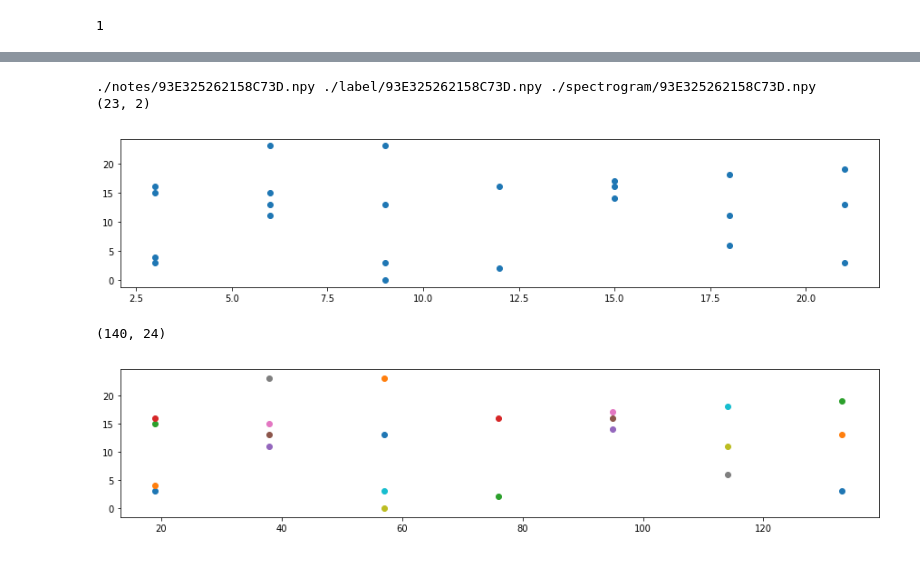
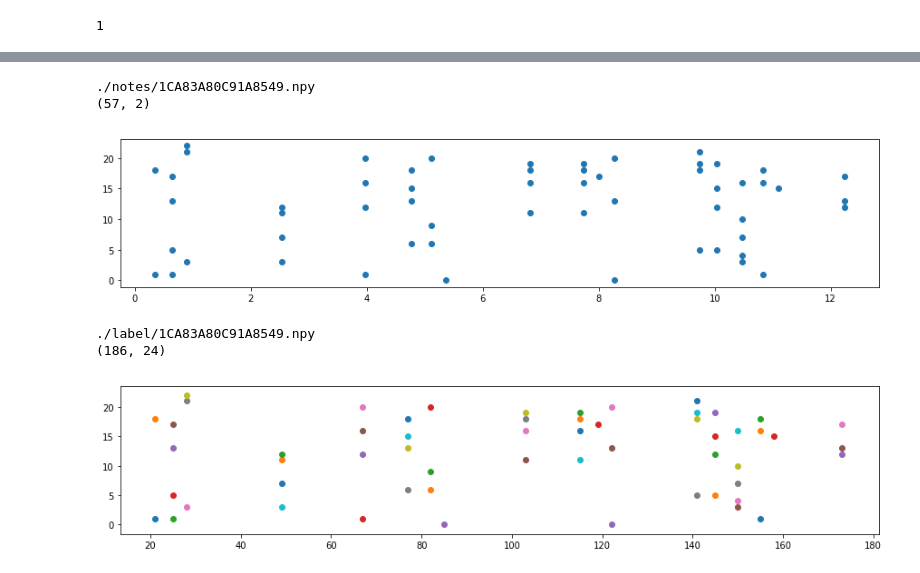
Before and after one commit to tonghuikang/musicpygame, a Jupyter notebook: august/method_lstmcnn_75percent/test_synthesized.ipynb, the cells around one changed output, grey strips where cells are left out. Drawn from its saved outputs; the diff is of its cells as text; code cells hidden in the pictures.

```diff
--- a/august/method_lstmcnn_75percent/test_synthesized.ipynb
+++ b/august/method_lstmcnn_75percent/test_synthesized.ipynb
@@ -178,33 +279,36 @@ import matplotlib.pyplot as plt
 glob_label = glob.glob('./label/*')
 glob_spectrogram = glob.glob('./spectrogram/*')
 glob_notes = glob.glob('./notes/*.npy')
+# %%
+for notes_ in glob_notes:
+    print(notes_)
+
+    notes = np.load(notes_)
+
+    print(np.shape(notes))
+    plt.figure(figsize=(15,3))
+    plt.scatter(notes[:,0],notes[:,1])
+    plt.show()
+# %% [output]
+./notes/1CA83A80C91A8549.npy
+(57, 2)
+[figure, added]
 # %%
-# to check that I converted the time-note labels to LSTM labels correctly
+# plotting the labels to ensure that they are produced correctly
 
-for notes_, label_, spectrogram_ in zip(glob_notes, glob_label, glob_spectrogram):
-    print(notes_, label_, spectrogram_)
+for label_ in glob_label:
+    print(label_)
 
-    notes = np.load(notes_)
     label = np.load(label_)
-    spectrogram = np.load(spectrogram_)
-
-
-    print(np.shape(notes))
-    plt.figure(figsize=(15,3))
-    plt.scatter(notes[:,0],notes[:,1])
-    plt.show()
-
 
     print(np.shape(label))
     plt.figure(figsize=(15,3))
     for i,time_slice in enumerate(label):
         for j,note in enumerate(time_slice):
             if note != 0:
                 plt.scatter(i,j)
     plt.show()
 # %% [output]
-./notes/93E325262158C73D.npy ./label/93E325262158C73D.npy ./spectrogram/93E325262158C73D.npy
-(23, 2)
+./label/1CA83A80C91A8549.npy
+(186, 24)
-[figure, old version]
+[figure, new version]
-(140, 24)
-[figure, removed]
```
Also changed, not shown: parts of 9 cells of this notebook.
